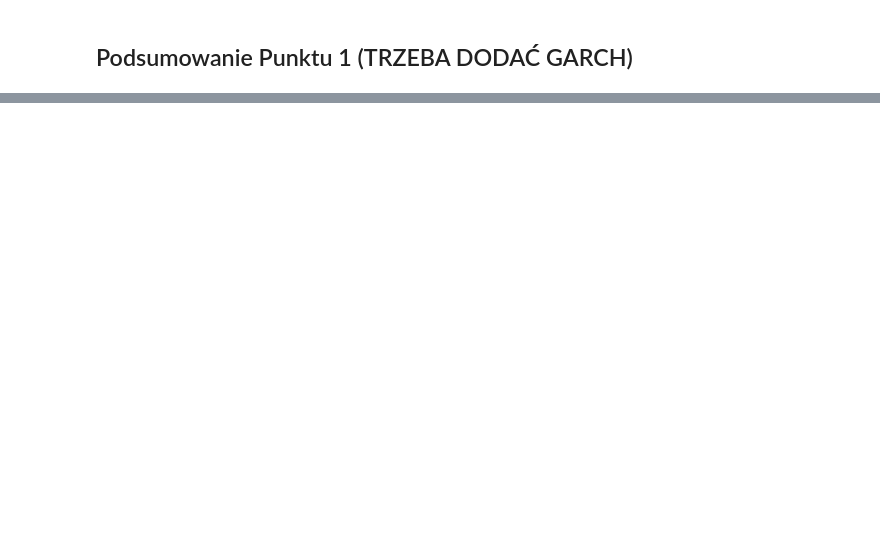
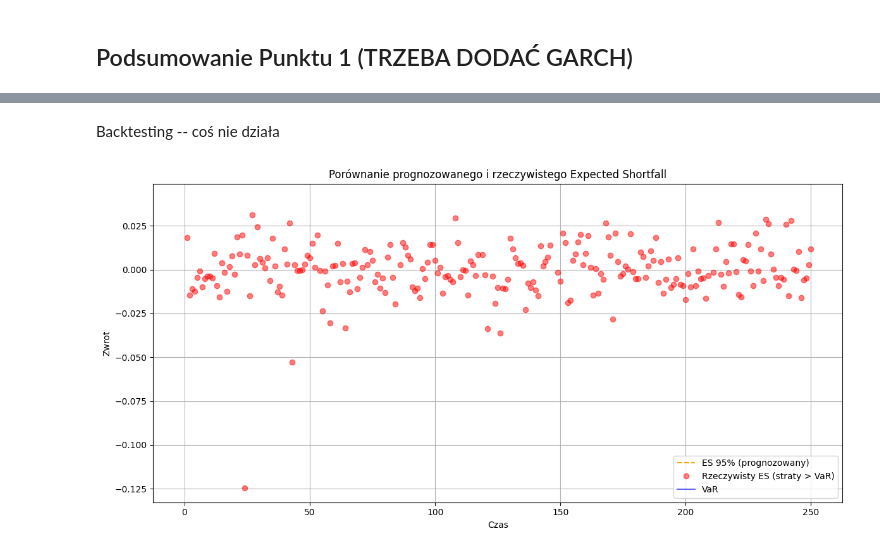
Before and after one commit to werpyr1003/Zarz-dzanie_ryzykiem_McDonald_Corporation, a Jupyter notebook: Projekt_3/prez_3.ipynb, the cells around one changed output, grey strips where cells are left out. Drawn from its saved outputs; the diff is of its cells as text; code cells hidden in the pictures; blank space fills up the shorter version.

```diff
--- a/Projekt_3/prez_3.ipynb
+++ b/Projekt_3/prez_3.ipynb
@@ -682,0 +809,42 @@ ES_mc_99 = simulated_returns[simulated_returns >= VaR_mc_99].mean()
+# %% [markdown]
+Backtesting -- coś nie działa
+# %%
+import numpy as np
+import matplotlib.pyplot as plt
+
+def plot_es_backtest(returns, VaR_series, ES_series, label='Model ES'):
+    """
+    Tworzy wykres rzeczywistego vs prognozowanego Expected Shortfall.
+    """
+    # Konwersja danych na tablice numpy, jeśli są listami
+    returns = np.asarray(returns)
+    VaR_series = np.asarray(VaR_series)
+    ES_series = np.asarray(ES_series)
+
+    # Indeksy przekroczeń VaR (gdzie strata jest większa niż VaR)
+    breaches = returns < VaR_series
+
+    # Rzeczywisty ES – średnie straty przy przekroczeniu VaR
+    realized_ES = np.full_like(returns, np.nan)
+    realized_ES[breaches] = returns[breaches]
+
+    # Wykres
+    plt.figure(figsize=(12, 6))
+    # Rysujemy prognozowany Expected Shortfall jako linię
+    plt.plot(ES_series, label=f'{label} (prognozowany)', linestyle='--', color='orange')
+    # Rysujemy rzeczywisty Expected Shortfall jako punkty w miejscach przekroczenia VaR
+    plt.plot(realized_ES, label='Rzeczywisty ES (straty > VaR)', marker='o', linestyle='', color='red', alpha=0.5)
+    # Rysujemy wartość VaR jako linię
+    plt.plot(VaR_series, label='VaR', color='blue', alpha=0.6)
+
+    plt.title('Porównanie prognozowanego i rzeczywistego Expected Shortfall')
+    plt.xlabel('Czas')
+    plt.ylabel('Zwrot')
+    plt.legend()
+    plt.grid(True)
+    plt.tight_layout()
+    plt.show()
+# %%
+plot_es_backtest(logret_fuel_data, VaR_mc_95, ES_mc_95, label='ES 95%')
+# %% [output]
+[figure, added]
```
Also changed, not shown: parts of 13 cells of this notebook.
